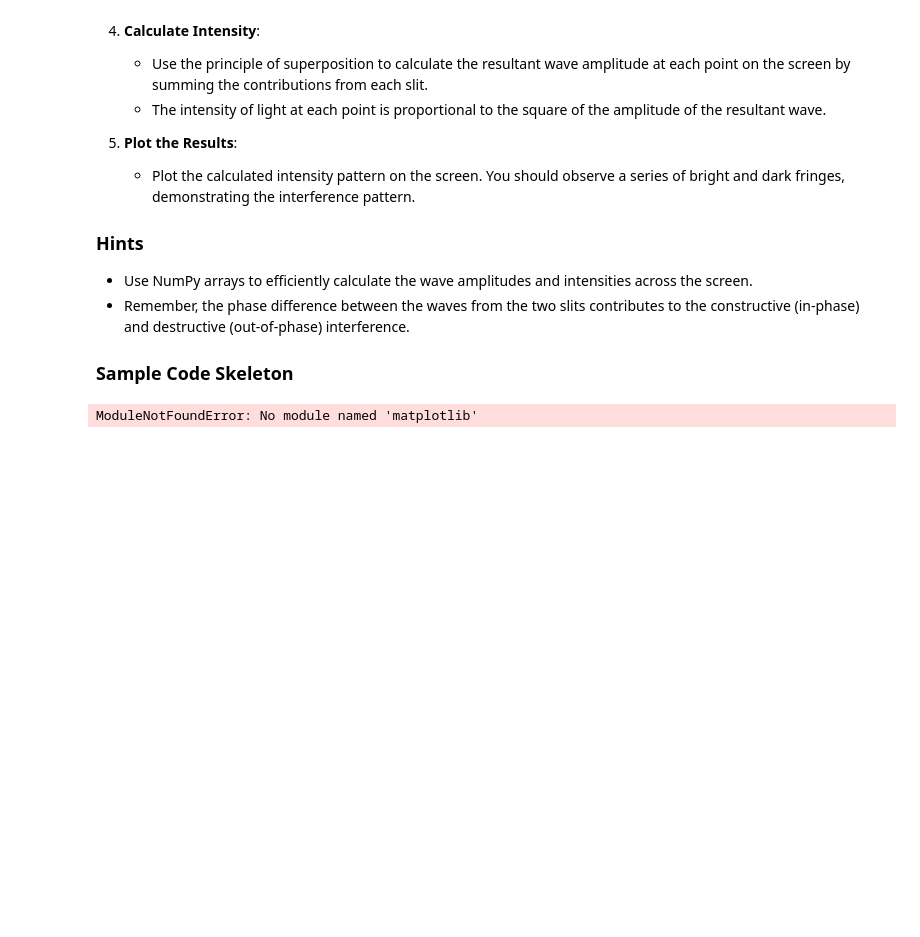
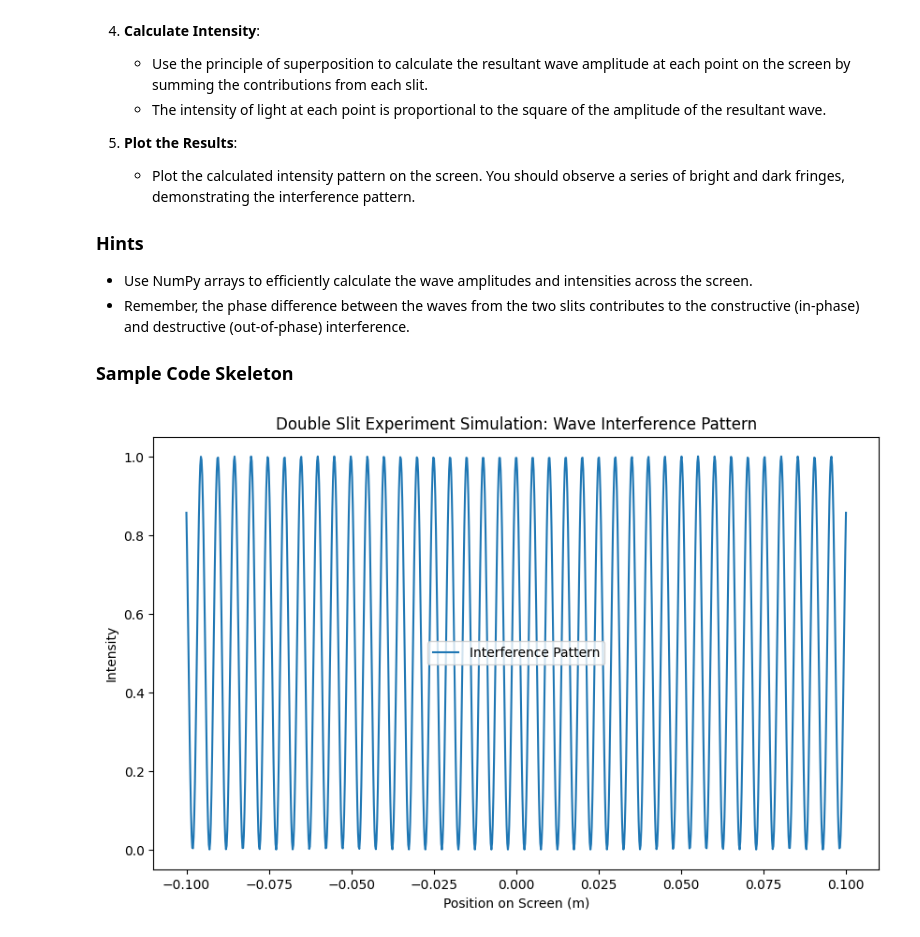
Before and after one commit to mayerllyyo/ClassicToCuantum, a Jupyter notebook: TallerClasicToQuantum.ipynb, the cells around one changed output. Saved outputs shown, nothing was run; the diff lists cells and outputs as text; code cells hidden in the pictures; blank space fills up the shorter version.

```diff
--- a/TallerClasicToQuantum.ipynb
+++ b/TallerClasicToQuantum.ipynb
@@ -187,28 +231,42 @@ Your task is to simulate the wave interference pattern using Python. Assume each
 
 ### Sample Code Skeleton
 # %%
-
 import numpy as np
 import matplotlib.pyplot as plt
 
 # Define parameters
-slit_distance = ...  # distance between the two slits
-wavelength = ...    # wavelength of the light
-screen_distance = ...  # distance from the slits to the screen
-screen_width = ...  # width of the screen
-num_points = ...    # number of points on the screen to calculate intensity
+slit_distance = 0.1  # distance between the two slits (in meters)
+wavelength = 0.0005  # wavelength of the light (in meters)
+screen_distance = 1.0  # distance from the slits to the screen (in meters)
+screen_width = 0.2  # width of the screen (in meters)
+num_points = 1000    # number of points on the screen to calculate intensity
 
 # Calculate wave interference pattern
-# Hint: Use np.linspace to create an array of points on the screen
-# and calculate the intensity at each point due to superposition of waves.
+screen_points = np.linspace(-screen_width/2, screen_width/2, num_points)  # points on the screen
+
+intensity = np.zeros(num_points)  # intensity at each point on the screen
+
+for point_index, screen_point in enumerate(screen_points):
+    # Calculate the path length from each slit to the point on the screen
+    path_length_to_s1 = np.sqrt(screen_distance**2 + (screen_point - slit_distance/2)**2)
+    path_length_to_s2 = np.sqrt(screen_distance**2 + (screen_point + slit_distance/2)**2)
+
+    # Calculate the phase difference between the waves from the two slits
+    phase_difference = 2 * np.pi * (path_length_to_s2 - path_length_to_s1) / wavelength
+
+    # Calculate the amplitude of the resultant wave at this point using superposition
+    amplitude = np.cos(phase_difference / 2)  # Assuming equal amplitude from both slits
+
+    # Calculate the intensity (proportional to the square of the amplitude)
+    intensity[point_index] = amplitude**2
 
 # Plot the results
 plt.figure(figsize=(10, 6))
 plt.plot(screen_points, intensity, label='Interference Pattern')
-plt.xlabel('Position on Screen')
+plt.xlabel('Position on Screen (m)')
 plt.ylabel('Intensity')
 plt.title('Double Slit Experiment Simulation: Wave Interference Pattern')
 plt.legend()
 plt.show()
 # %% [output]
-ModuleNotFoundError: No module named 'matplotlib'
+[figure, added]
```
Also changed, not shown: parts of 3 cells of this notebook.
